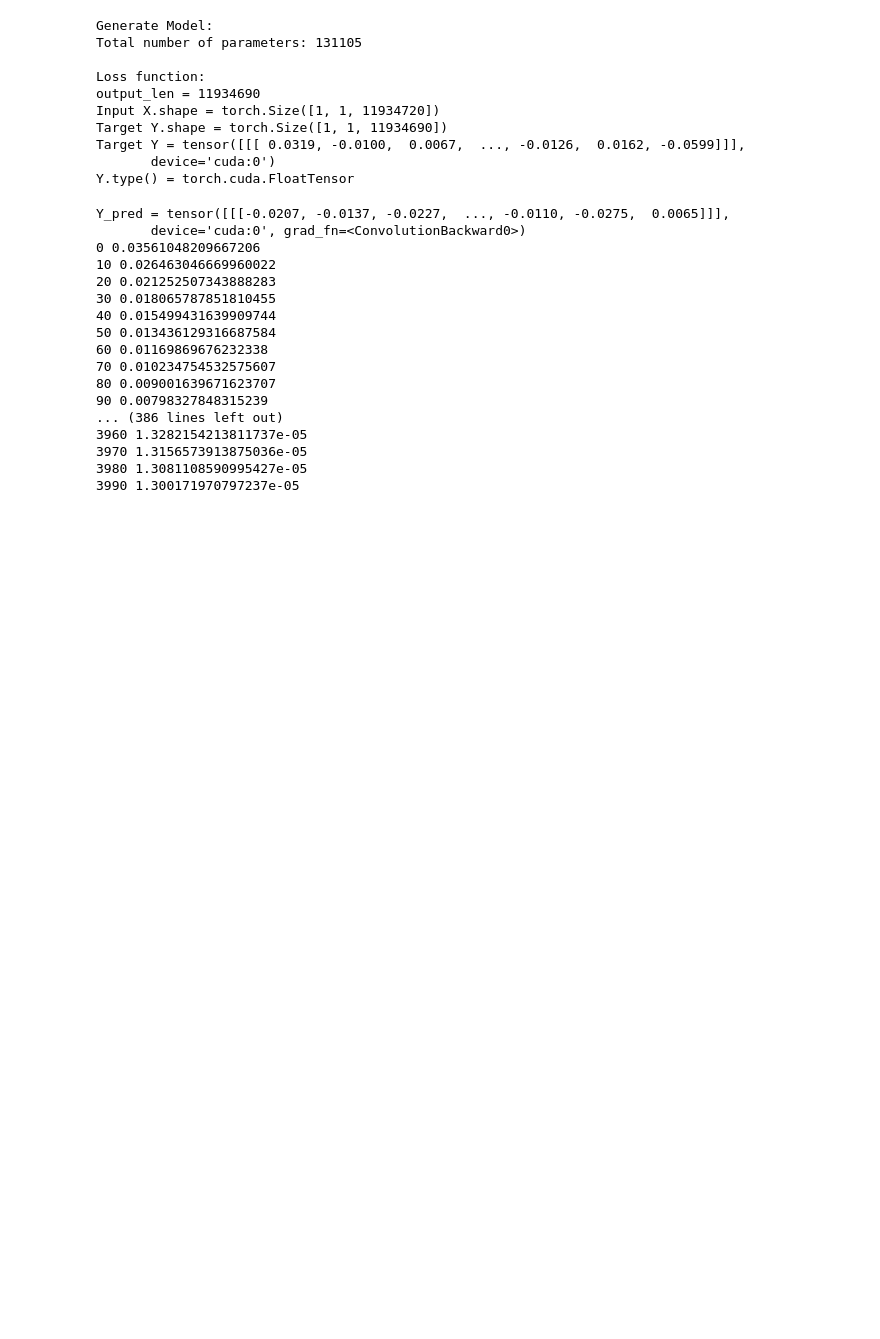
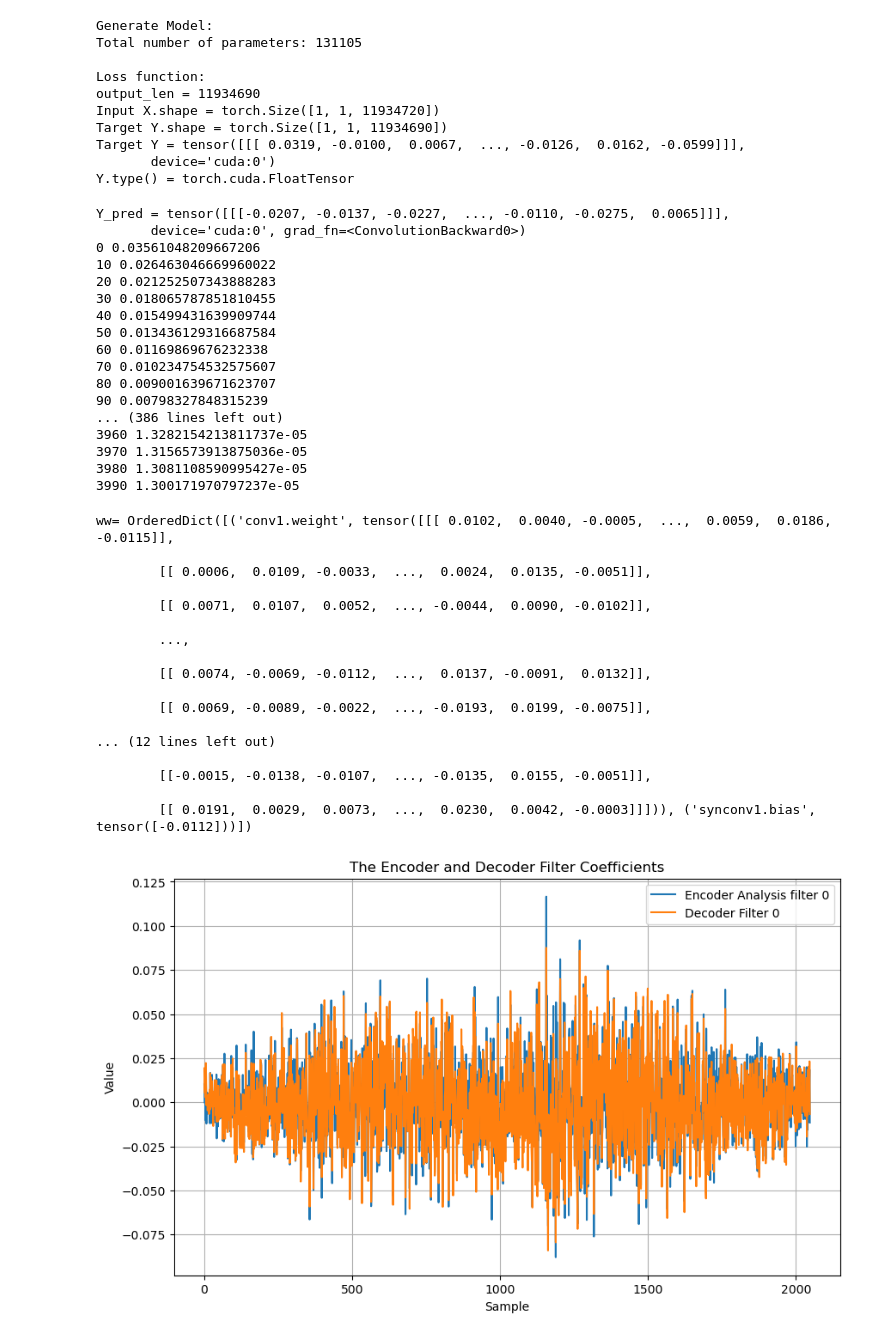
Before and after one commit to ColsonXu/audio-denoising, a Jupyter notebook: audio-denoising.ipynb, the cells around one changed output. Saved outputs shown, nothing was run; the diff lists cells and outputs as text; code cells hidden in the pictures; blank space fills up the shorter version.

Commit message:
added graph

```diff
--- a/audio-denoising.ipynb
+++ b/audio-denoising.ipynb
@@ -192,3 +192,34 @@ Y_pred = tensor([[[-0.0207, -0.0137, -0.0227,  ..., -0.0110, -0.0275,  0.0065]]]
 3970 1.3156573913875036e-05
 3980 1.3081108590995427e-05
 3990 1.300171970797237e-05
+# %%
+ww = model.cpu().state_dict()   #read obtained weights
+print("ww=", ww)
+#Plot obtained weights:
+plt.figure(figsize=(10,6))
+plt.plot(np.transpose(np.array(ww['conv1.weight'][0:1,0,:])))
+plt.plot(np.transpose(np.array(ww['synconv1.weight'][0:1,0,:])))
+plt.legend(('Encoder Analysis filter 0', 'Decoder Filter 0'))
+plt.xlabel('Sample')
+plt.ylabel('Value')
+plt.title('The Encoder and Decoder Filter Coefficients')
+plt.grid()
+# %% [output]
+ww= OrderedDict([('conv1.weight', tensor([[[ 0.0102,  0.0040, -0.0005,  ...,  0.0059,  0.0186, -0.0115]],
+
+        [[ 0.0006,  0.0109, -0.0033,  ...,  0.0024,  0.0135, -0.0051]],
+
+        [[ 0.0071,  0.0107,  0.0052,  ..., -0.0044,  0.0090, -0.0102]],
+
+        ...,
+
+        [[ 0.0074, -0.0069, -0.0112,  ...,  0.0137, -0.0091,  0.0132]],
+
+        [[ 0.0069, -0.0089, -0.0022,  ..., -0.0193,  0.0199, -0.0075]],
+
+... (12 lines left out)
+
+        [[-0.0015, -0.0138, -0.0107,  ..., -0.0135,  0.0155, -0.0051]],
+
+        [[ 0.0191,  0.0029,  0.0073,  ...,  0.0230,  0.0042, -0.0003]]])), ('synconv1.bias', tensor([-0.0112]))])
+[figure, added]
```
